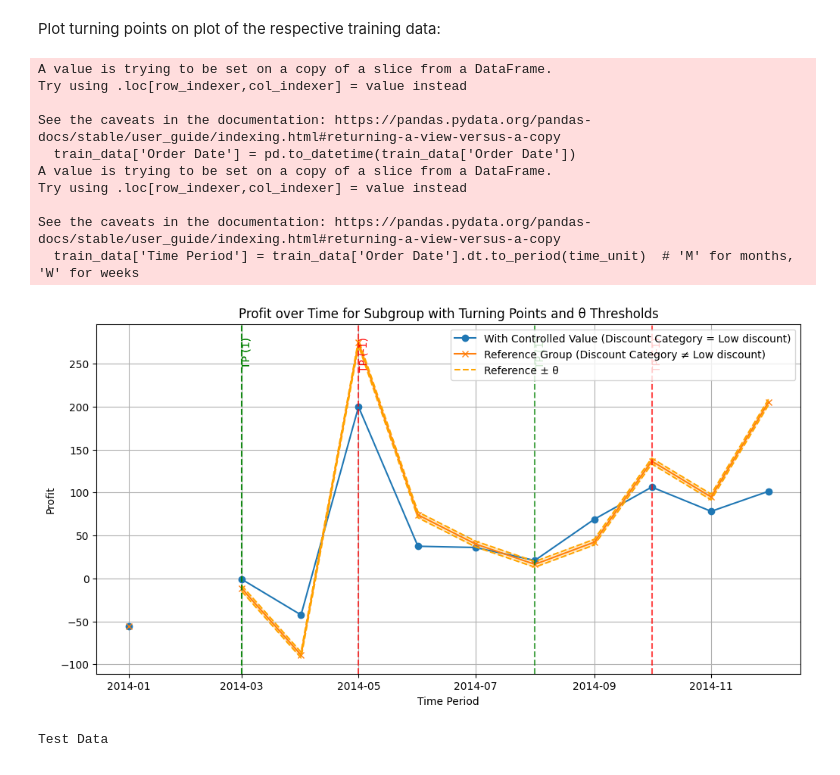
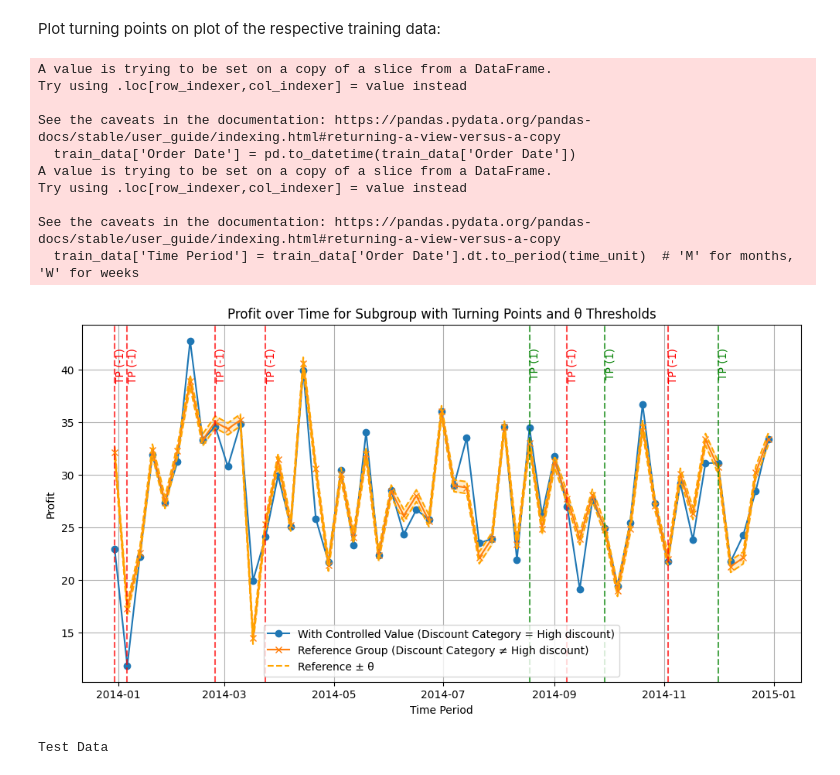
Before and after one commit to mauritzvanlingen/RTiDM-groep-2, a Jupyter notebook: subgroup_discovery.ipynb, the cells around one changed output. Drawn from its saved outputs; the diff is of its cells as text; code cells hidden in the pictures.

```diff
--- a/subgroup_discovery.ipynb
+++ b/subgroup_discovery.ipynb
@@ -52,9 +52,20 @@ train_data = df[df['Order Date'] <= cutoff_date]
 # Test dataset: all data with the order date after 31 December 2016
 test_data = df[df['Order Date'] > cutoff_date]
 
+# Apply medium exponential smoothing to reduce the impact of outliers (on 'Profit' and 'Sales' columns)
+def apply_exponential_smoothing(data, alpha=0.01):
+    # Apply exponential smoothing to 'Profit' and 'Sales'
+    data['Profit'] = data['Profit'].ewm(alpha=alpha).mean()
+    data['Sales'] = data['Sales'].ewm(alpha=alpha).mean()
+    return data
+
+# Apply smoothing to both train and test datasets
+train_data = apply_exponential_smoothing(train_data)
+test_data = apply_exponential_smoothing(test_data)
+
 # Display the first few rows of the training dataset and the discount categories
-print("Training Data")
-print(train_data.shape)
+print("Training Data (After Exponential Smoothing)")
+print(train_data.head())
 
 # Plot the distribution of discount categories in the training data
 def plot_discount_category_distribution(df):
@@ -100,6 +111,6 @@ def plot_week_distribution(df):
 plot_month_distribution(train_data)
 plot_week_distribution(train_data)
 
-print("Training Data")
+print("Training Data (After Exponential Smoothing)")
 print(train_data.shape)
 # %% [output]
@@ -115,8 +151,8 @@ import pandas as pd
 import matplotlib.pyplot as plt
 
 # Extract the year-week format from 'Order Date' to group by week
-train_data['Year-Week'] = train_data['Order Date'].dt.to_period('M')
-test_data['Year-Week'] = test_data['Order Date'].dt.to_period('M')
+train_data['Year-Week'] = train_data['Order Date'].dt.to_period('W')
+test_data['Year-Week'] = test_data['Order Date'].dt.to_period('W')
 print(train_data.shape)
 # Group by 'Year-Week' and calculate the average sales per week for both datasets
 avg_sales_per_week_train = train_data.groupby('Year-Week')['Sales'].mean()
@@ -244,7 +280,7 @@ def discover_subgroups(df, attributes, k=5):
 
 # Example: Subgroup discovery based on 'Sub-Category', 'Segment', 'Region', and 'Ship Mode'
 attributes = ['Sub-Category', 'Segment', 'Region', 'Ship Mode']  # Variables for subgroup discovery
-best_subgroups_train = discover_subgroups(train_data, attributes, k=500)
+best_subgroups_train = discover_subgroups(train_data, attributes, k=900)
 
 # Convert the list of dictionaries (best_subgroups) into a DataFrame for better visualization
 subgroup_details_df_train = pd.DataFrame(best_subgroups_train)
@@ -321,7 +357,7 @@ def detect_turning_points(indicator_series, n_min=2):
     return turning_points
 
 # Apply the indicator function to each subgroup and detect turning points
-def analyze_subgroups_with_indicator(subgroups, df, controllable_attributes, target_attribute, time_unit='M', percentage=5, n_min=2):
+def analyze_subgroups_with_indicator(subgroups, df, controllable_attributes, target_attribute, time_unit='W', percentage=5, n_min=2):
     updated_subgroups = []
 
     # Ensure "Order Date" is in datetime format
@@ -414,9 +450,9 @@ subgroups = best_subgroups_train
 # Analyze the subgroups and find turning points (with consistent time periods for months)
 controllable_attributes = 'Discount Category'  # Using 'Discount Category' as the controllable attribute
 target_attribute = 'Profit'  # The target variable for the analysis
-time_unit = 'M'  # 'M' for months, 'W' for weeks
-percentage = 2  # Percentage difference threshold for turning point detection
-n_min = 2  # Minimum number of consecutive indicator values to confirm a turning point
+time_unit = 'W'  # 'M' for months, 'W' for weeks
+percentage = 3  # Percentage difference threshold for turning point detection
+n_min = 3  # Minimum number of consecutive indicator values to confirm a turning point
 
 # Analyze the subgroups and detect turning points (on a monthly or weekly basis)
 updated_subgroups = analyze_subgroups_with_indicator(subgroups, train_data, controllable_attributes, target_attribute, time_unit, percentage, n_min)
@@ -532,7 +568,7 @@ attributes = first_row['Attributes']
 A_S_t = first_row['Discount Category']  # The controlled variable value
 controllable_attributes = 'Discount Category'  # The controllable attribute
 target_attribute = 'Profit'  # The target variable for analysis
-percentage = 5  # The percentage used in the theta calculation
+percentage = 2  # The percentage used in the theta calculation
 
 # Create mask matching all subgroup attributes (including controllable attribute)
 mask = np.ones(len(train_data), dtype=bool)
@@ -586,34 +622,34 @@ for tp in turning_points:
     index, value = tp  # index in indicator_values
     time_period = complete_time_index[index].to_timestamp()
     # Choose color based on the turning point value
     if value == 1:
         color = 'green'  # Positive turning point
     elif value == -1:
         color = 'red'    # Negative turning point
     else:
         color = 'grey'   # Neutral
     plt.axvline(x=time_period, color=color, linestyle='--', alpha=0.7)
     # Optionally, annotate the turning point
     plt.text(time_period, plt.ylim()[1]*0.95, f'TP ({value})', rotation=90, verticalalignment='top', color=color)
 
 plt.xlabel('Time Period')
 plt.ylabel(target_attribute)
 plt.title('Profit over Time for Subgroup with Turning Points and θ Thresholds')
 plt.legend()
 plt.grid(True)
 plt.show()
 # %% [output]
 A value is trying to be set on a copy of a slice from a DataFrame.
 Try using .loc[row_indexer,col_indexer] = value instead
 
 See the caveats in the documentation: https://pandas.pydata.org/pandas-docs/stable/user_guide/indexing.html#returning-a-view-versus-a-copy
   train_data['Order Date'] = pd.to_datetime(train_data['Order Date'])
 A value is trying to be set on a copy of a slice from a DataFrame.
 Try using .loc[row_indexer,col_indexer] = value instead
 
 See the caveats in the documentation: https://pandas.pydata.org/pandas-docs/stable/user_guide/indexing.html#returning-a-view-versus-a-copy
   train_data['Time Period'] = train_data['Order Date'].dt.to_period(time_unit)  # 'M' for months, 'W' for weeks
-[figure, old version]
+[figure, new version]
 # %%
 # Plot the distribution of discount categories in the test data
 print("\nTest Data")
```
Also changed, not shown: parts of 8 cells of this notebook.
